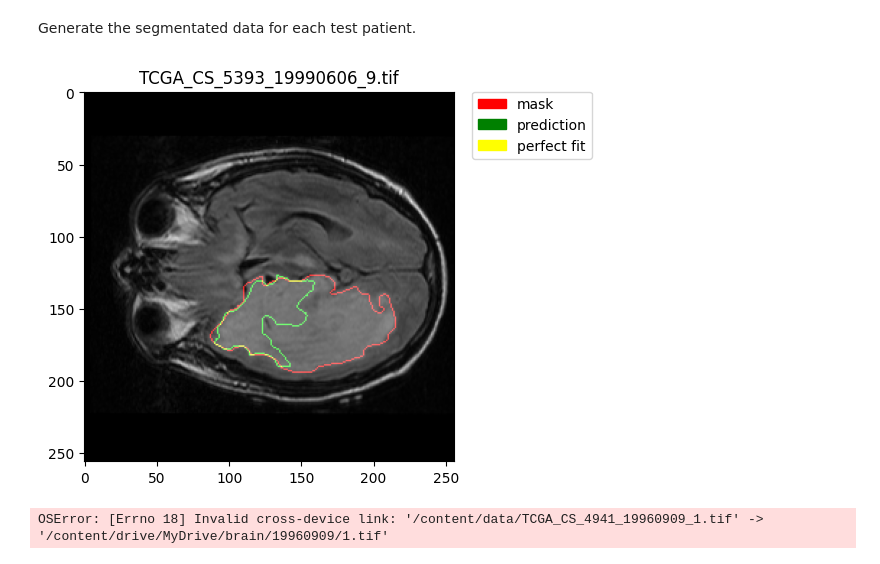
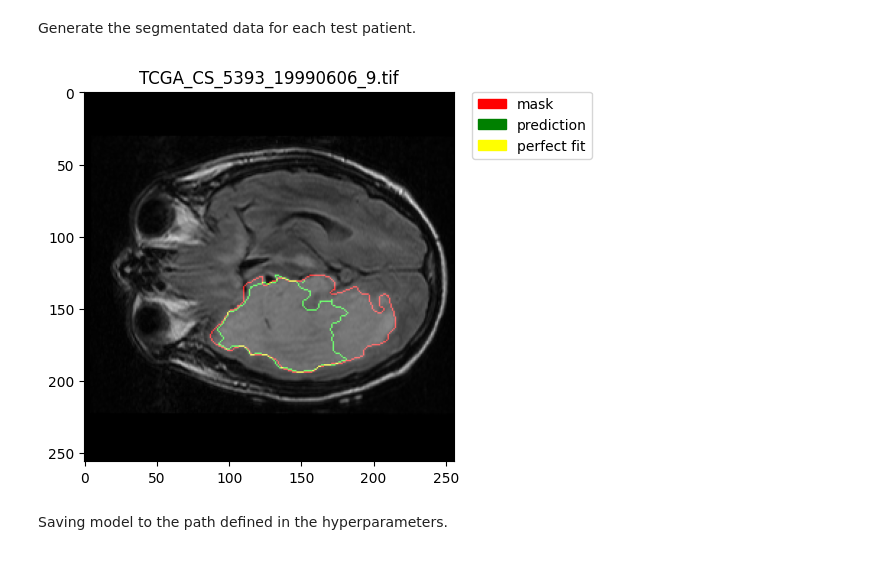
Before and after one commit to kosamate/brain-tumor-segmentation, a Jupyter notebook: brain_segmentation.ipynb, the cells around one changed output. Cells and saved outputs as stored; diff of their text form; code cells hidden in the pictures.

```diff
--- a/brain_segmentation.ipynb
+++ b/brain_segmentation.ipynb
@@ -404,7 +424,9 @@ class IoULoss(nn.Module):
         assert y_pred.size() == y_true.size()
         y_pred = y_pred[:, 0].contiguous().view(-1)
         y_true = y_true[:, 0].contiguous().view(-1)
-        iou = ((y_pred * y_true).sum() + self.smooth) / (y_pred + y_true).sum()
+        intersection = (y_pred * y_true).sum()
+        union = y_pred.sum() + y_true.sum() - intersection
+        iou = union / (intersection + self.smooth)
         return 1.0 - iou
 # %% [markdown]
 Initialize the network, loss and optimizer.
@@ -412,9 +434,9 @@ Initialize the network, loss and optimizer.
 import torch
 
 net = BrainSegmentationModel()
-net.to(device)
+net = net.to(device)
 
 loss_func = DiceLoss()
-loss_func.to(device)
+loss_func = loss_func.to(device)
 
 optimizer = torch.optim.Adam(net.parameters(), lr=HyperParameters.LEARNING_RATE)
@@ -555,0 +592,33 @@ sep: 0.8459777235984802
+# %%
+import matplotlib.pyplot as plt
+import torch
+dice_loss = DiceLoss()
+iou_loss = IoULoss()
+losses = {"th": [], "loss": []}
+for th in np.arange(0.04, 0.98, 0.01):
+    loss_dice = []
+    loss_iou = []
+    test_dice_loss = {}
+    test_iou_loss = {}
+    for i, data in enumerate(test_dl):
+        x, y_true, info = data
+        x, y_true = x.to(device), y_true.to(device)
+        with torch.no_grad():
+            y_pred = net(x)
+            y_pred = (y_pred > th).float()
+            y_pred = torch.where(y_pred > 0.5, torch.tensor(1.0), torch.tensor(0.0))
+            loss_dice.append(dice_loss(y_pred, y_true).detach().cpu().numpy())
+            loss_iou.append(iou_loss(y_pred, y_true).detach().cpu().numpy())
+            add_loss_by_patient(test_dice_loss, info, dice_loss, y_pred, y_true)
+            add_loss_by_patient(test_iou_loss, info, iou_loss, y_pred, y_true)
+    losses["th"].append(th)
+    losses["loss"].append(np.mean(loss_dice))
+
+plt.figure()
+plt.plot(losses["th"], losses["loss"])
+plt.xlabel("threshold")
+plt.ylabel("average DiceLoss")
+plt.show()
+
+min_loss = min(losses["loss"])
+print(f"Min loss: {min_loss:.4f} at {losses['th'][losses['loss'].index(min_loss)]:.2f}")
@@ -558,21 +630,13 @@ Generate the segmentated data for each test patient.
 # %%
 import pathlib
 for i, data in enumerate(test_ds):
-    show_segmentation(test_ds, i, net, threshold=0.9)
+    show_segmentation(test_ds, i, net, threshold=0.31)
     n = data[2].split("_")
     folder = pathlib.Path(HyperParameters.WEIGHTS_PATH) / n[3]
     folder.mkdir(exist_ok=True)
-    plt.savefig(folder / n[4])
+    plt.savefig(folder / n[4], dpi=300, bbox_inches="tight")
 # %% [output]
-[figure, old version]
+[figure, new version]
-# %%
-import pathlib
-file_names = sorted(pathlib.Path("/content/data/").glob("TCGA*"))
-for file_name in file_names:
-    n = file_name.name.split("_")
-    folder = pathlib.Path(HyperParameters.WEIGHTS_PATH) / n[3]
-    folder.mkdir(exist_ok=True)
-    file_name.rename(folder / n[4])
-# %% [output]
-OSError: [Errno 18] Invalid cross-device link: '/content/data/TCGA_CS_4941_19960909_1.tif' -> '/content/drive/MyDrive/brain/19960909/1.tif'
+# %% [markdown]
+Saving model to the path defined in the hyperparameters.
 # %%
```
Also changed, not shown: parts of 20 cells of this notebook.
